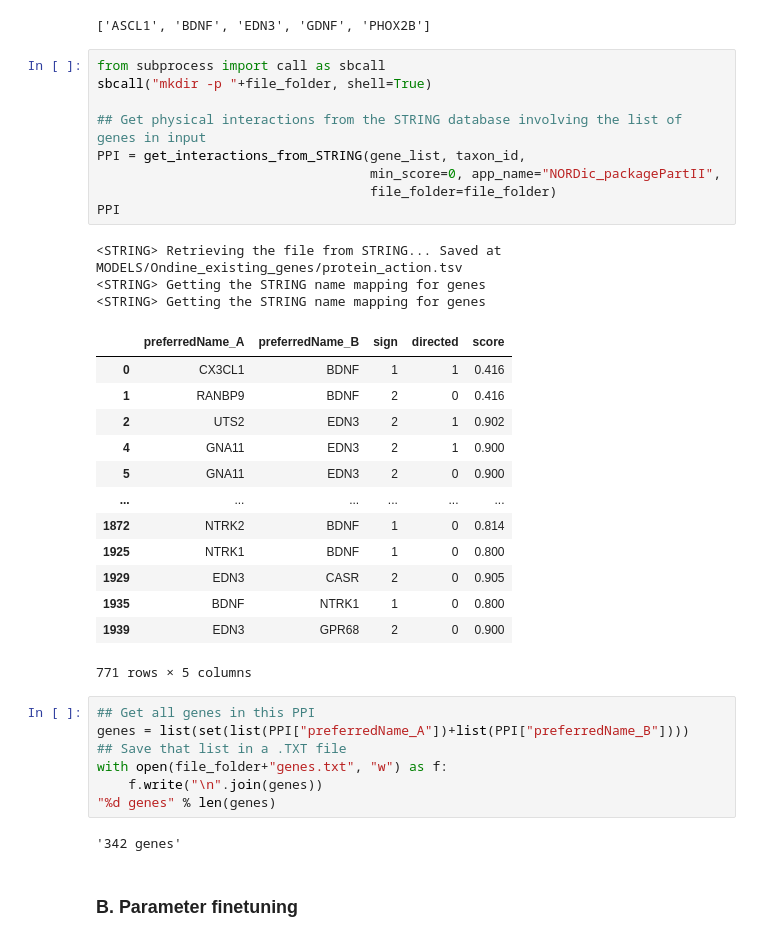
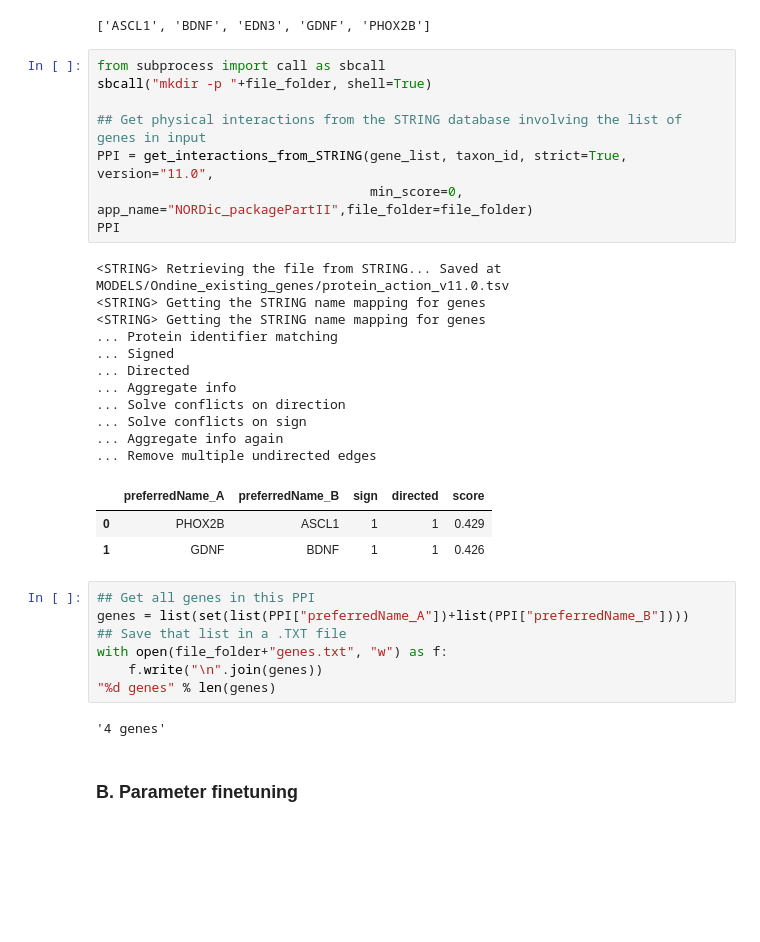
Before and after one commit to clreda/NORDic, a Jupyter notebook: notebooks/NORDic Network Identification (NI) Part III.ipynb, the cells around one changed output. Drawn from its saved outputs; the diff is of its cells as text; blank space fills up the shorter version.

Commit message:
New version of STRING API: update notebooks

```diff
--- a/notebooks/NORDic Network Identification (NI) Part III.ipynb
+++ b/notebooks/NORDic Network Identification (NI) Part III.ipynb
@@ -76,29 +79,26 @@ gene_list
 # %%
 from subprocess import call as sbcall
 sbcall("mkdir -p "+file_folder, shell=True)
 
 ## Get physical interactions from the STRING database involving the list of genes in input
-PPI = get_interactions_from_STRING(gene_list, taxon_id,
-                                   min_score=0, app_name="NORDic_packagePartII",
-                                   file_folder=file_folder)
+PPI = get_interactions_from_STRING(gene_list, taxon_id, strict=True, version="11.0",
+                                   min_score=0, app_name="NORDic_packagePartII",file_folder=file_folder)
 PPI
 # %% [output]
-<STRING> Retrieving the file from STRING... Saved at MODELS/Ondine_existing_genes/protein_action.tsv
+<STRING> Retrieving the file from STRING... Saved at MODELS/Ondine_existing_genes/protein_action_v11.0.tsv
 <STRING> Getting the STRING name mapping for genes
 <STRING> Getting the STRING name mapping for genes
+... Protein identifier matching
+... Signed
+... Directed
+... Aggregate info
+... Solve conflicts on direction
+... Solve conflicts on sign
+... Aggregate info again
+... Remove multiple undirected edges
 |  | preferredName_A | preferredName_B | sign | directed | score |
-| 0 | CX3CL1 | BDNF | 1 | 1 | 0.416 |
-| 1 | RANBP9 | BDNF | 2 | 0 | 0.416 |
-| 2 | UTS2 | EDN3 | 2 | 1 | 0.902 |
-| 4 | GNA11 | EDN3 | 2 | 1 | 0.900 |
-| 5 | GNA11 | EDN3 | 2 | 0 | 0.900 |
-| ... | ... | ... | ... | ... | ... |
-| 1872 | NTRK2 | BDNF | 1 | 0 | 0.814 |
-| 1925 | NTRK1 | BDNF | 1 | 0 | 0.800 |
-| 1929 | EDN3 | CASR | 2 | 0 | 0.905 |
-| 1935 | BDNF | NTRK1 | 1 | 0 | 0.800 |
-| 1939 | EDN3 | GPR68 | 2 | 0 | 0.900 |
+| 0 | PHOX2B | ASCL1 | 1 | 1 | 0.429 |
+| 1 | GDNF | BDNF | 1 | 1 | 0.426 |
-771 rows × 5 columns
 # %%
 ## Get all genes in this PPI
 genes = list(set(list(PPI["preferredName_A"])+list(PPI["preferredName_B"])))
@@ -107,7 +107,7 @@ with open(file_folder+"genes.txt", "w") as f:
     f.write("\n".join(genes))
 "%d genes" % len(genes)
 # %% [output]
-'342 genes'
+'4 genes'
 # %% [markdown]
 ### B. Parameter finetuning
 # %%
```
Also changed, not shown: parts of 4 cells of this notebook, 5 other files.
